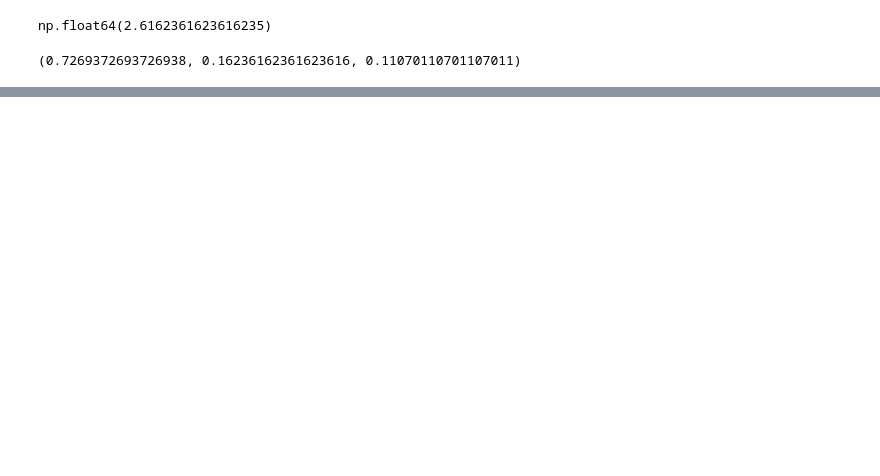
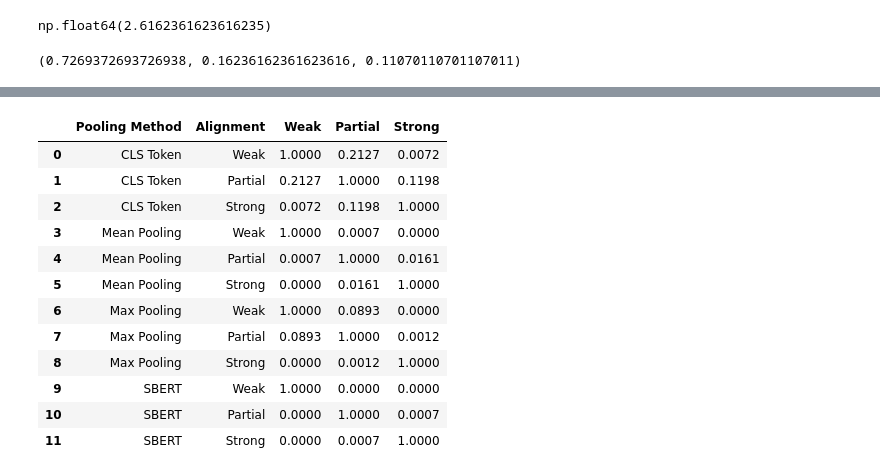
Before and after one commit to ngruenefeld/qud-for-us-presidential-debates, a Jupyter notebook: us_debates_metrics.ipynb, the cells around one changed output, grey strips where cells are left out. Saved outputs shown, nothing was run; the diff lists cells and outputs as text; code cells hidden in the pictures; blank space fills up the shorter version.

```diff
--- a/us_debates_metrics.ipynb
+++ b/us_debates_metrics.ipynb
@@ -359,0 +377,67 @@ plt.savefig(f"figures/similarity_by_fit_bar.png", transparent=True)
+# %%
+ttest_results = pd.DataFrame(columns=["Pooling Method", "Alignment", "Weak", "Partial", "Strong"], data=[
+    ["CLS Token", "Weak"] + [round(stats.ttest_ind(
+        df_filtered[df_filtered["qud_question_fit"] == 1]["similarity_cls"].to_numpy(),
+        df_filtered[df_filtered["qud_question_fit"] == i]["similarity_cls"].to_numpy(),
+    ).pvalue, 4) for i in range(1, 4)],
+    ["CLS Token", "Partial"] + [round(stats.ttest_ind(
+        df_filtered[df_filtered["qud_question_fit"] == 2]["similarity_cls"].to_numpy(),
+        df_filtered[df_filtered["qud_question_fit"] == i]["similarity_cls"].to_numpy(),
+    ).pvalue, 4) for i in range(1, 4)],
+    ["CLS Token", "Strong"] + [round(stats.ttest_ind(
+        df_filtered[df_filtered["qud_question_fit"] == 3]["similarity_cls"].to_numpy(),
+        df_filtered[df_filtered["qud_question_fit"] == i]["similarity_cls"].to_numpy(),
+    ).pvalue, 4) for i in range(1, 4)],
+    ["Mean Pooling", "Weak"] + [round(stats.ttest_ind(
+        df_filtered[df_filtered["qud_question_fit"] == 1]["similarity_mean"].to_numpy(),
+        df_filtered[df_filtered["qud_question_fit"] == i]["similarity_mean"].to_numpy(),
+    ).pvalue, 4) for i in range(1, 4)],
+    ["Mean Pooling", "Partial"] + [round(stats.ttest_ind(
+        df_filtered[df_filtered["qud_question_fit"] == 2]["similarity_mean"].to_numpy(),
+        df_filtered[df_filtered["qud_question_fit"] == i]["similarity_mean"].to_numpy(),
+    ).pvalue, 4) for i in range(1, 4)],
+    ["Mean Pooling", "Strong"] + [round(stats.ttest_ind(
+        df_filtered[df_filtered["qud_question_fit"] == 3]["similarity_mean"].to_numpy(),
+        df_filtered[df_filtered["qud_question_fit"] == i]["similarity_mean"].to_numpy(),
+    ).pvalue, 4) for i in range(1, 4)],
+    ["Max Pooling", "Weak"] + [round(stats.ttest_ind(
+        df_filtered[df_filtered["qud_question_fit"] == 1]["similarity_max"].to_numpy(),
+        df_filtered[df_filtered["qud_question_fit"] == i]["similarity_max"].to_numpy(),
+    ).pvalue, 4) for i in range(1, 4)],
+    ["Max Pooling", "Partial"] + [round(stats.ttest_ind(
+        df_filtered[df_filtered["qud_question_fit"] == 2]["similarity_max"].to_numpy(),
+        df_filtered[df_filtered["qud_question_fit"] == i]["similarity_max"].to_numpy(),
+    ).pvalue, 4) for i in range(1, 4)],
+    ["Max Pooling", "Strong"] + [round(stats.ttest_ind(
+        df_filtered[df_filtered["qud_question_fit"] == 3]["similarity_max"].to_numpy(),
+        df_filtered[df_filtered["qud_question_fit"] == i]["similarity_max"].to_numpy(),
+    ).pvalue, 4) for i in range(1, 4)],
+    ["SBERT", "Weak"] + [round(stats.ttest_ind(
+        df_filtered[df_filtered["qud_question_fit"] == 1]["similarity_sbert"].to_numpy(),
+        df_filtered[df_filtered["qud_question_fit"] == i]["similarity_sbert"].to_numpy(),
+    ).pvalue, 4) for i in range(1, 4)],
+    ["SBERT", "Partial"] + [round(stats.ttest_ind(
+        df_filtered[df_filtered["qud_question_fit"] == 2]["similarity_sbert"].to_numpy(),
+        df_filtered[df_filtered["qud_question_fit"] == i]["similarity_sbert"].to_numpy(),
+    ).pvalue, 4) for i in range(1, 4)],
+    ["SBERT", "Strong"] + [round(stats.ttest_ind(
+        df_filtered[df_filtered["qud_question_fit"] == 3]["similarity_sbert"].to_numpy(),
+        df_filtered[df_filtered["qud_question_fit"] == i]["similarity_sbert"].to_numpy(),
+    ).pvalue, 4) for i in range(1, 4)],
+])
+
+ttest_results
+# %% [output]
+|  | Pooling Method | Alignment | Weak | Partial | Strong |
+| 0 | CLS Token | Weak | 1.0000 | 0.2127 | 0.0072 |
+| 1 | CLS Token | Partial | 0.2127 | 1.0000 | 0.1198 |
+| 2 | CLS Token | Strong | 0.0072 | 0.1198 | 1.0000 |
+| 3 | Mean Pooling | Weak | 1.0000 | 0.0007 | 0.0000 |
+| 4 | Mean Pooling | Partial | 0.0007 | 1.0000 | 0.0161 |
+| 5 | Mean Pooling | Strong | 0.0000 | 0.0161 | 1.0000 |
+| 6 | Max Pooling | Weak | 1.0000 | 0.0893 | 0.0000 |
+| 7 | Max Pooling | Partial | 0.0893 | 1.0000 | 0.0012 |
+| 8 | Max Pooling | Strong | 0.0000 | 0.0012 | 1.0000 |
+| 9 | SBERT | Weak | 1.0000 | 0.0000 | 0.0000 |
+| 10 | SBERT | Partial | 0.0000 | 1.0000 | 0.0007 |
+| 11 | SBERT | Strong | 0.0000 | 0.0007 | 1.0000 |
```
Also changed, not shown: parts of 21 cells of this notebook, 24 other files.
